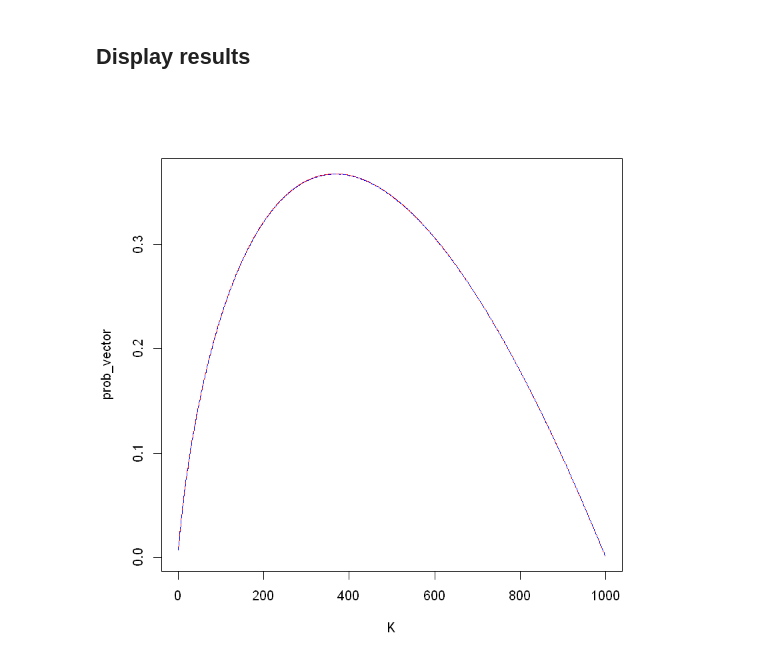
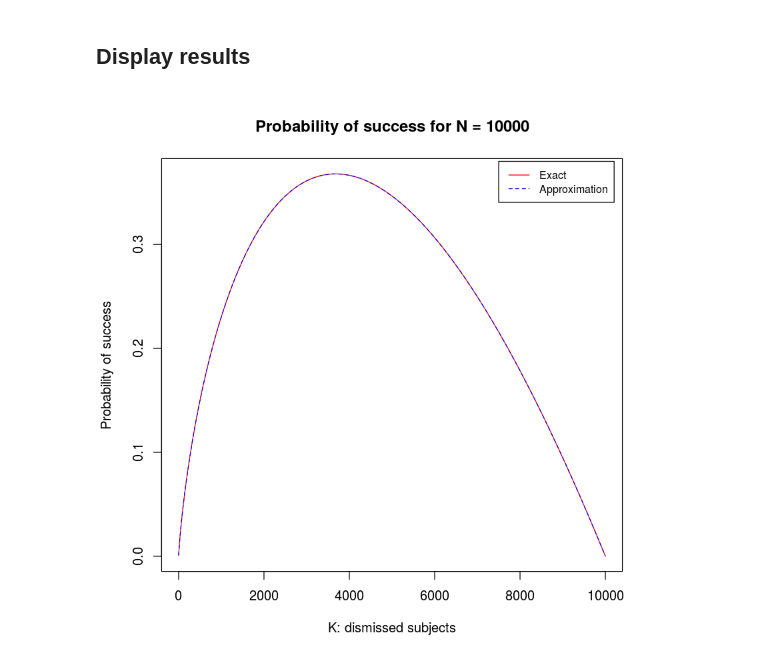
Before and after one commit to yurimejia/waiting_times, a Jupyter notebook: problem_2.ipynb, the cells around one changed output. Drawn from its saved outputs; the diff is of its cells as text; code cells hidden in the pictures.

```diff
--- a/problem_2.ipynb
+++ b/problem_2.ipynb
@@ -45,20 +68,32 @@ prob_approx = function(k,n){
 # %%
 # Compute probability values for specific N
 # Observe how prob(k,N) behaves as N -> Inf
-N = 1000
+N = 10000
 K = 1:(N-1)
 
 prob_vector = sapply(K, function(k){prob(k, N)})
 prob_approx_vector = sapply(K, function(k){prob_approx(k, N)})
 # %% [markdown]
 ## Display results
-# %%
-# Plots
-plot(K, prob_vector,
-     type = 'l',
-     col = 'red')
-lines(prob_approx_vector,
-      lty = 2,
-      col = 'blue')
-# %% [output]
-[figure, removed]
+# %%
+# Plots
+# Exact calculation of success probability
+plot(K, prob_vector,
+     ylab = 'Probability of success',
+     xlab = 'K: dismissed subjects',
+     main = paste('Probability of success for N =', N),
+     type = 'l',
+     col = 'red')
+
+# Approx. calculation of success probability
+lines(prob_approx_vector,
+      lty = 2,
+      col = 'blue')
+
+# Legend
+legend(N*0.75, 0.38,
+       legend=c("Exact", "Approximation"),
+       col=c("red", "blue"),
+       lty=1:2, cex=0.8)
+# %% [output]
+[figure, added]
```
Also changed, not shown: parts of 4 cells of this notebook.
